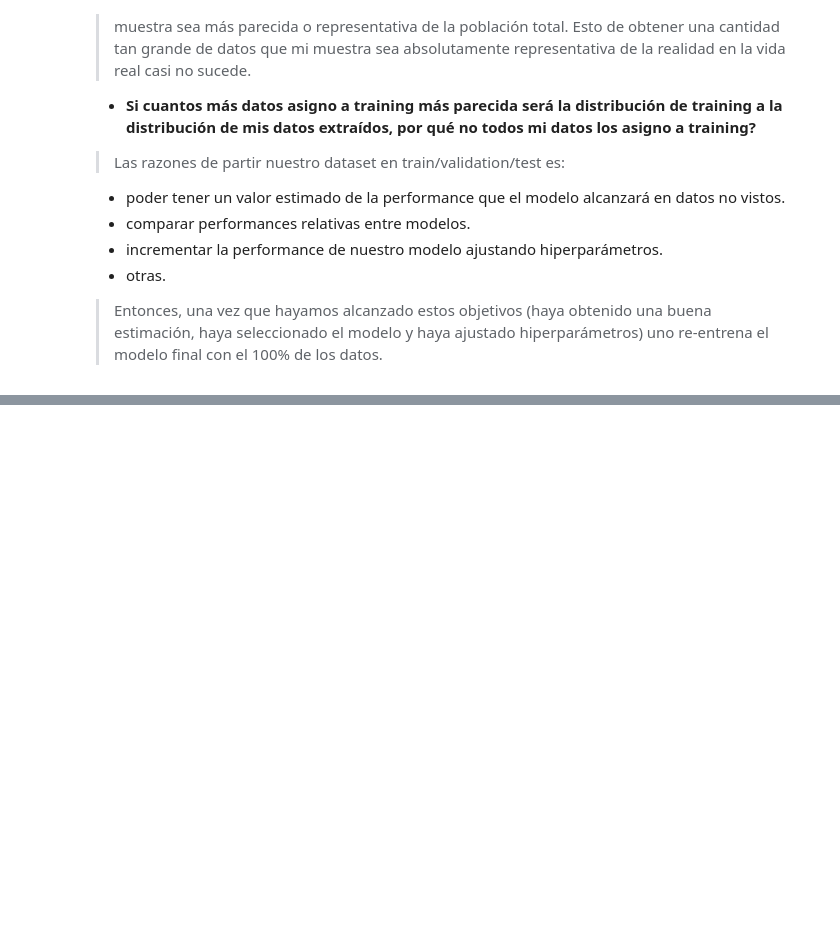
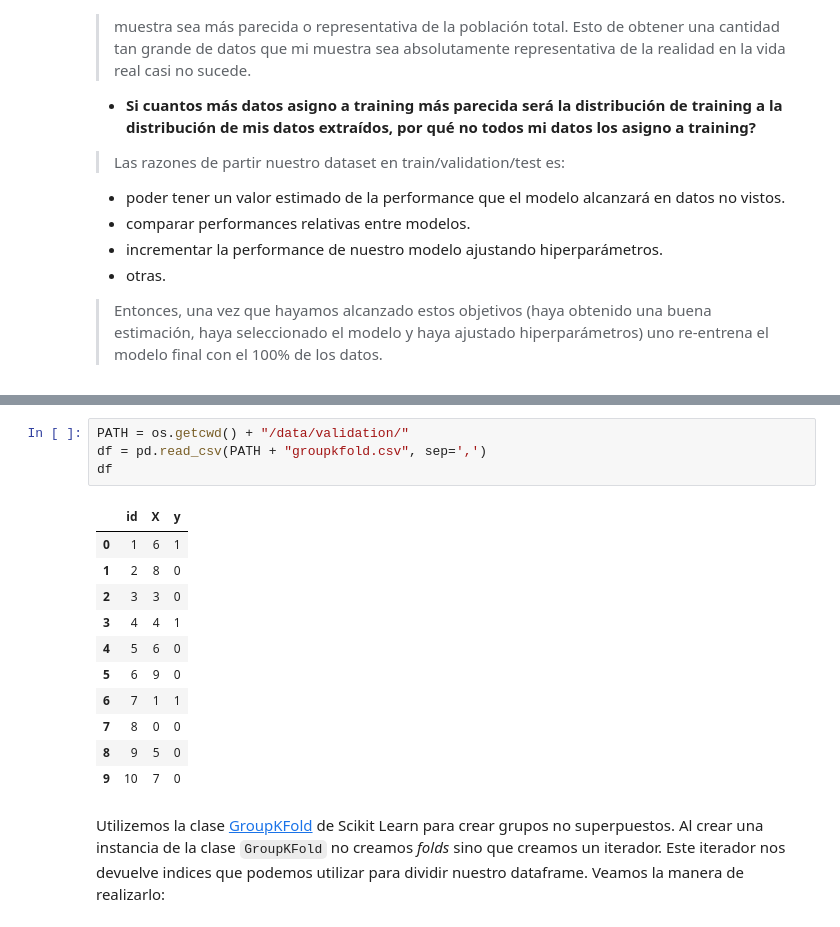
Before and after one commit to alejopaullier96/um-data-science, a Jupyter notebook: ejemplos_de_clase/18-cross-validation.ipynb, the cells around one changed output, grey strips where cells are left out. Cells and saved outputs as stored; diff of their text form; blank space fills up the shorter version.

```diff
--- a/ejemplos_de_clase/18-cross-validation.ipynb
+++ b/ejemplos_de_clase/18-cross-validation.ipynb
@@ -69,0 +95,18 @@ plot_grid(X_test, y_test, "Test distribution", 144)
+# %%
+PATH = os.getcwd() + "/data/validation/"
+df = pd.read_csv(PATH + "groupkfold.csv", sep=',')
+df
+# %% [output]
+|  | id | X | y |
+| 0 | 1 | 6 | 1 |
+| 1 | 2 | 8 | 0 |
+| 2 | 3 | 3 | 0 |
+| 3 | 4 | 4 | 1 |
+| 4 | 5 | 6 | 0 |
+| 5 | 6 | 9 | 0 |
+| 6 | 7 | 1 | 1 |
+| 7 | 8 | 0 | 0 |
+| 8 | 9 | 5 | 0 |
+| 9 | 10 | 7 | 0 |
+# %% [markdown]
+Utilizemos la clase [GroupKFold](https://scikit-learn.org/stable/modules/generated/sklearn.model_selection.GroupKFold.html) de Scikit Learn para crear grupos no superpuestos. Al crear una instancia de la clase `GroupKFold` no creamos *folds* sino que creamos un iterador. Este iterador nos devuelve indices que podemos utilizar para dividir nuestro dataframe. Veamos la manera de realizarlo:
```
Also changed, not shown: parts of 8 cells of this notebook, 15 other files.
